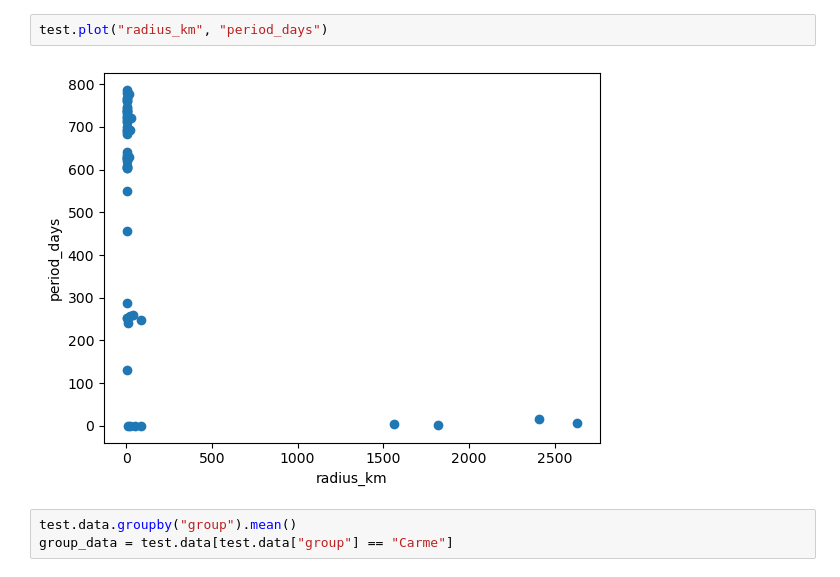
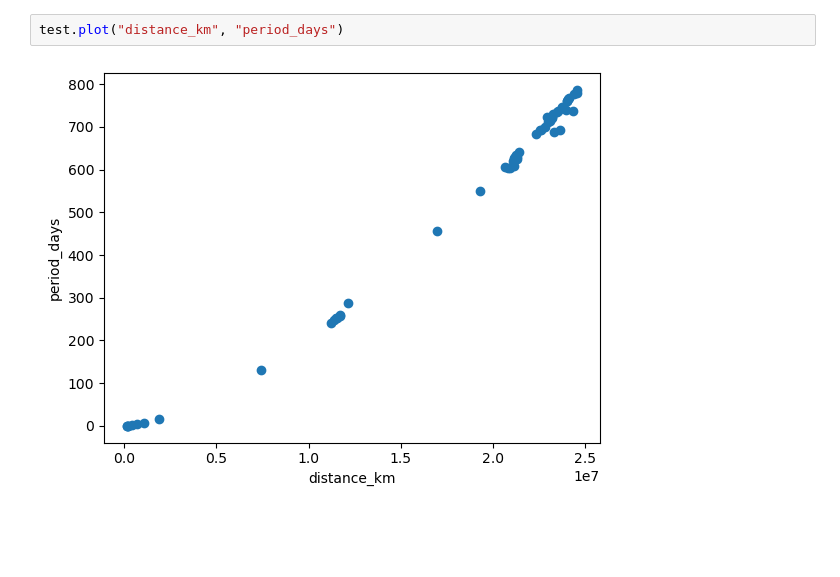
Before and after one commit to isaacrichards/assessment_1, a Jupyter notebook: moons_notebook.ipynb, the cells around one changed output. Drawn from its saved outputs; the diff is of its cells as text; blank space fills up the shorter version.

```diff
--- a/moons_notebook.ipynb
+++ b/moons_notebook.ipynb
@@ -27,7 +73,4 @@ test.data
 # %%
-test.plot("radius_km", "period_days")
+test.plot("distance_km", "period_days")
 # %% [output]
-[figure, old version]
+[figure, new version]
-# %%
-test.data.groupby("group").mean()
-group_data = test.data[test.data["group"] == "Carme"]
```
Also changed, not shown: parts of 21 cells of this notebook, 1 other file.
